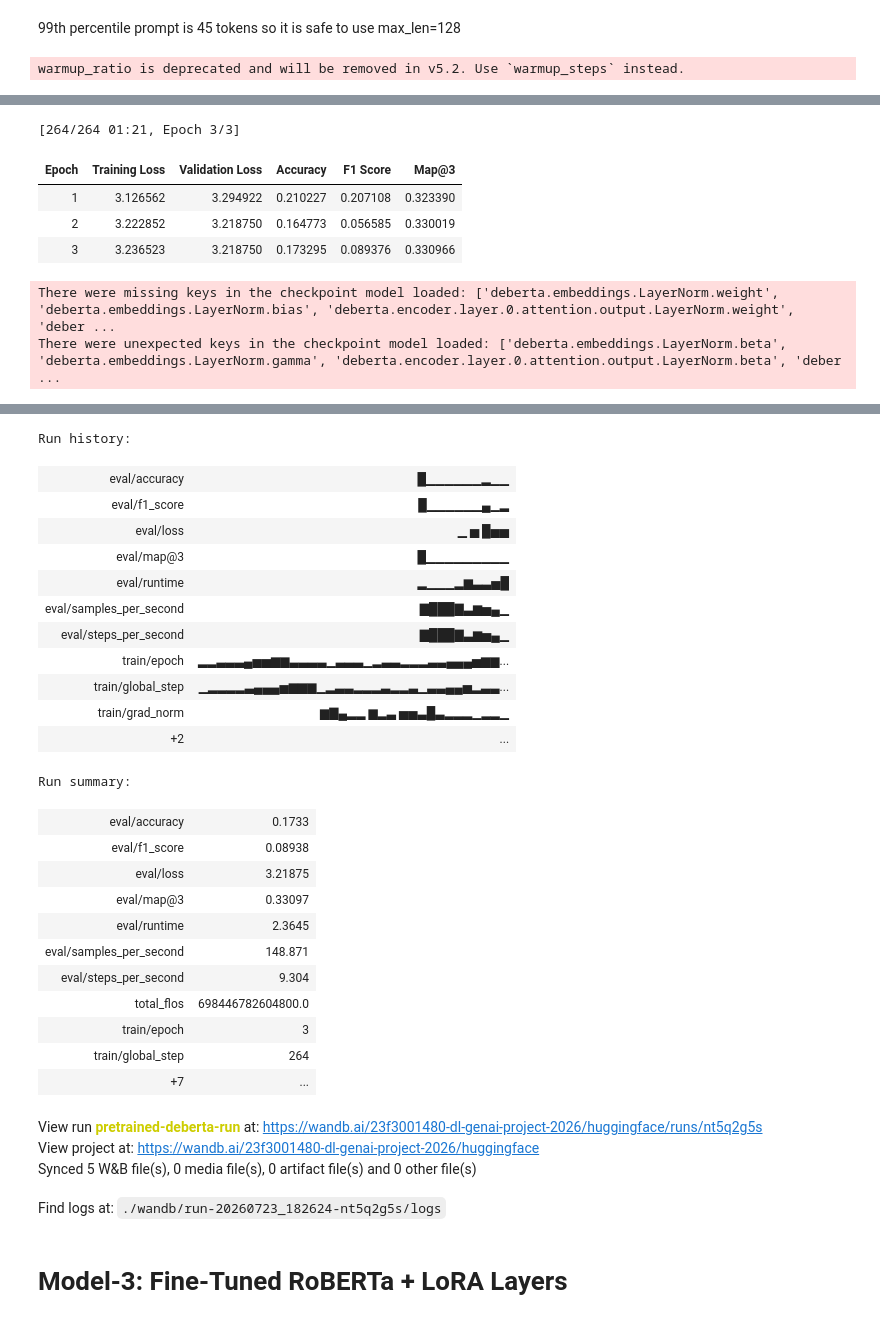
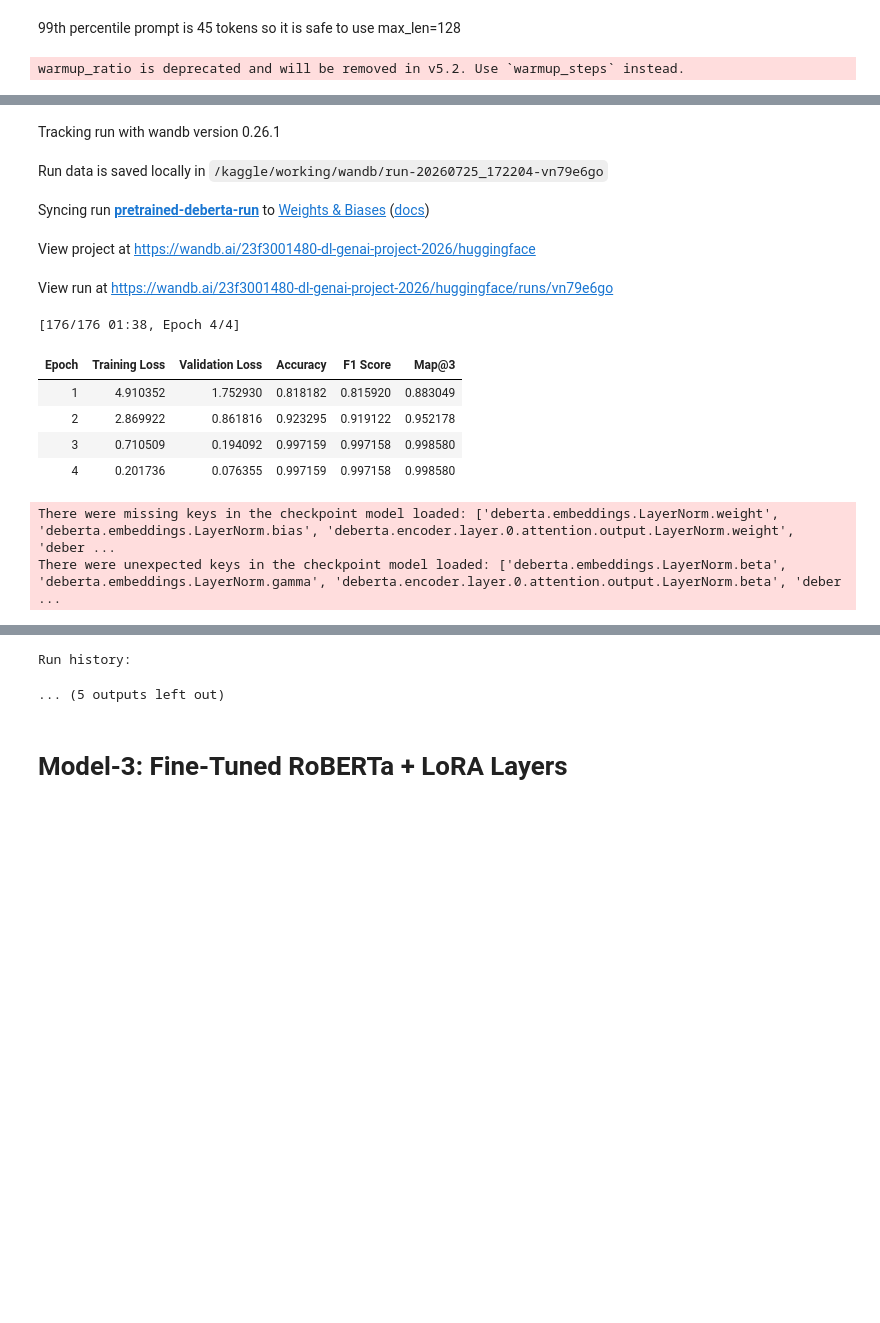
Before and after one commit to Naini-Diwan/dl-genai-mcq-solver, a Jupyter notebook: notebooks/dl-23f3001480-notebook-t22026.ipynb, the cells around one changed output, grey strips where cells are left out. Saved outputs shown, nothing was run; the diff lists cells and outputs as text; code cells hidden in the pictures; blank space fills up the shorter version.

```diff
--- a/notebooks/dl-23f3001480-notebook-t22026.ipynb
+++ b/notebooks/dl-23f3001480-notebook-t22026.ipynb
@@ -373,24 +379,24 @@ print(np.percentile([len(l) for l in lens], [50, 90, 95, 99]))
 # %% [markdown]
 99th percentile prompt is 45 tokens so it is safe to use max_len=128
 # %%
-NUM_EPOCHS = 3
+NUM_EPOCHS = 4
 
 deberta_args = TrainingArguments(
     output_dir="./deberta_results",
     eval_strategy="epoch",
     save_strategy="epoch",
-    learning_rate=1e-5,
+    learning_rate=2e-6,
     lr_scheduler_type="cosine",
     warmup_ratio=0.1,  #Fraction of total training steps spent increasing the lr from 0 to the initial value
     max_grad_norm=0.5,
-    # per_device_train_batch_size=8,
-    # per_device_eval_batch_size=8,
-    #gradient_accumulation_steps=2,   #calculates gradients for 2 smaller batches before updating weights (Effective batch size = 8 × 2 × 2 = 32)
+    per_device_train_batch_size=8,
+    per_device_eval_batch_size=8,
+    gradient_accumulation_steps=2,   #calculates gradients for 2 smaller batches before updating weights (Effective batch size = 8 × 2 × 2 = 32)
     num_train_epochs=NUM_EPOCHS,
     metric_for_best_model='map@3',
     load_best_model_at_end=True,
     greater_is_better=True,
-    # save_total_limit=2,
+    save_total_limit=2,
     report_to="wandb",
     run_name="pretrained-deberta-run",
     logging_steps=10,
@@ -411,7 +418,13 @@ warmup_ratio is deprecated and will be removed in v5.2. Use `warmup_steps` inste
+Tracking run with wandb version 0.26.1
+Run data is saved locally in /kaggle/working/wandb/run-20260725_172204-vn79e6go
+Syncing run pretrained-deberta-run to Weights & Biases (docs)
+View project at https://wandb.ai/23f3001480-dl-genai-project-2026/huggingface
+View run at https://wandb.ai/23f3001480-dl-genai-project-2026/huggingface/runs/vn79e6go
-[264/264 01:21, Epoch 3/3]
+[176/176 01:38, Epoch 4/4]
 | Epoch | Training Loss | Validation Loss | Accuracy | F1 Score | Map@3 |
-| 1 | 3.126562 | 3.294922 | 0.210227 | 0.207108 | 0.323390 |
-| 2 | 3.222852 | 3.218750 | 0.164773 | 0.056585 | 0.330019 |
-| 3 | 3.236523 | 3.218750 | 0.173295 | 0.089376 | 0.330966 |
+| 1 | 4.910352 | 1.752930 | 0.818182 | 0.815920 | 0.883049 |
+| 2 | 2.869922 | 0.861816 | 0.923295 | 0.919122 | 0.952178 |
+| 3 | 0.710509 | 0.194092 | 0.997159 | 0.997158 | 0.998580 |
+| 4 | 0.201736 | 0.076355 | 0.997159 | 0.997158 | 0.998580 |
 There were missing keys in the checkpoint model loaded: ['deberta.embeddings.LayerNorm.weight', 'deberta.embeddings.LayerNorm.bias', 'deberta.encoder.layer.0.attention.output.LayerNorm.weight', 'deber ...
 There were unexpected keys in the checkpoint model loaded: ['deberta.embeddings.LayerNorm.beta', 'deberta.embeddings.LayerNorm.gamma', 'deberta.encoder.layer.0.attention.output.LayerNorm.beta', 'deber ...
@@ -419,31 +432,5 @@ There were unexpected keys in the checkpoint model loaded: ['deberta.embeddings.
 Run history:
-| eval/accuracy | █▁▁▁▁▁▁▂▁▁ |
-| eval/f1_score | █▁▁▁▁▁▁▄▁▂ |
-| eval/loss | ▁ ▅ █▅▅ |
-| eval/map@3 | █▁▁▁▁▁▁▁▁▁ |
-| eval/runtime | ▂▁▁▁▂▆▃▃▅█ |
-| eval/samples_per_second | ▇███▇▃▆▅▄▁ |
-| eval/steps_per_second | ▇███▇▃▆▅▄▁ |
-| train/epoch | ▂▂▃▃▃▄▅▅▆▆▃▃▃▃▁▃▃▃▁▂▃▃▂▂▂▃▃▄▄▄▅▆▆... |
-| train/global_step | ▁▂▂▂▂▃▄▄▄▅▆▆▆▁▂▃▃▂▂▂▃▂▂▃▁▃▃▄▄▅▂▃▃... |
-| train/grad_norm | ▆▇▄▂▂ ▆▂▃ ▅▅▃█▃▂▂▂▁▂▂▁ |
-| +2 | ... |
-Run summary:
+... (5 outputs left out)
-| eval/accuracy | 0.1733 |
-| eval/f1_score | 0.08938 |
-| eval/loss | 3.21875 |
-| eval/map@3 | 0.33097 |
-| eval/runtime | 2.3645 |
-| eval/samples_per_second | 148.871 |
-| eval/steps_per_second | 9.304 |
-| total_flos | 698446782604800.0 |
-| train/epoch | 3 |
-| train/global_step | 264 |
-| +7 | ... |
-View run pretrained-deberta-run at: https://wandb.ai/23f3001480-dl-genai-project-2026/huggingface/runs/nt5q2g5s
-View project at: https://wandb.ai/23f3001480-dl-genai-project-2026/huggingface
-Synced 5 W&B file(s), 0 media file(s), 0 artifact file(s) and 0 other file(s)
-Find logs at: ./wandb/run-20260723_182624-nt5q2g5s/logs
 # %%
 # PREDICTIONS FOR DeBERTa
 # Create the test dataset and dataloader for DeBERTa
```
Also changed, not shown: parts of 7 cells of this notebook, 1 other file.
